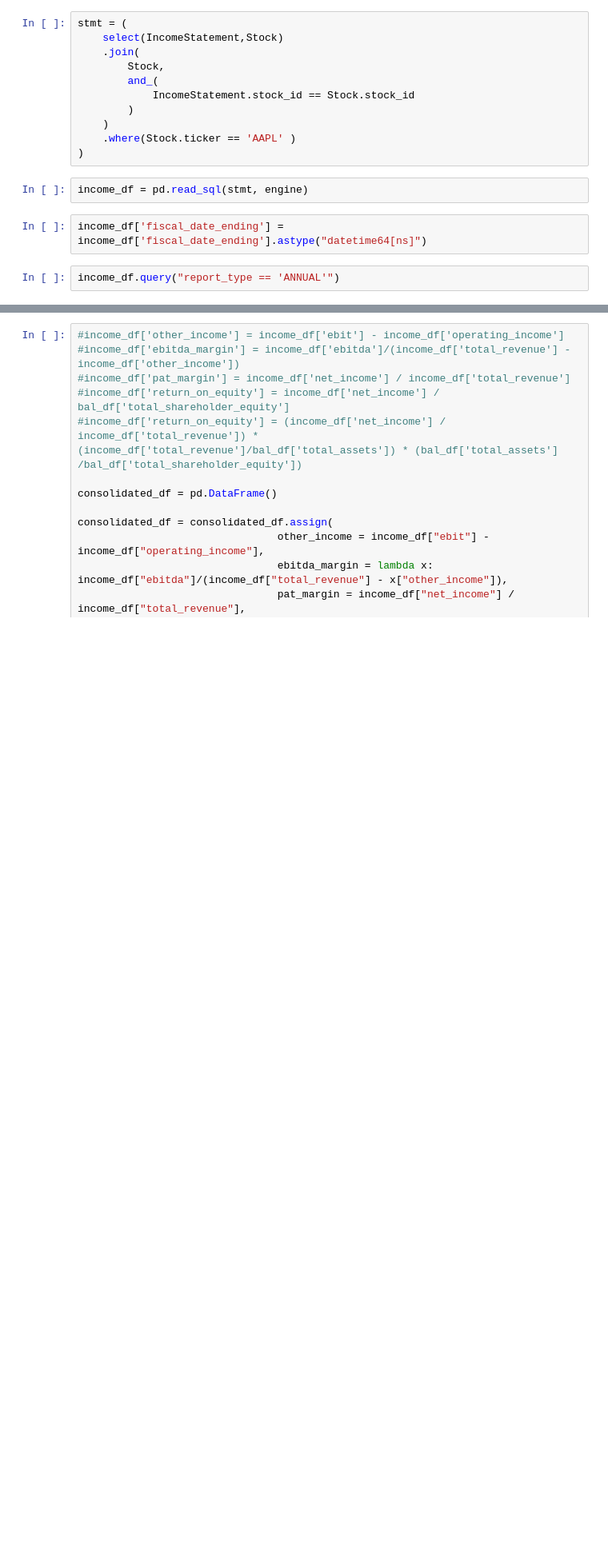
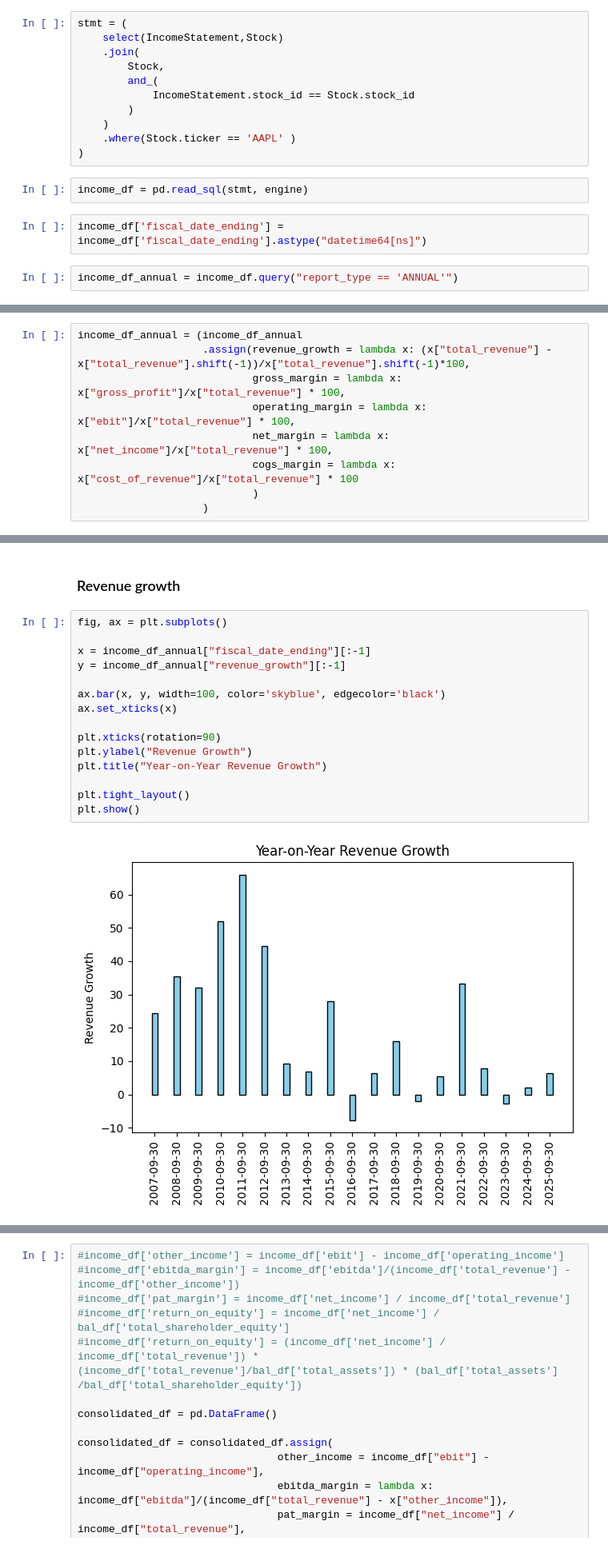
Before and after one commit to kumarbyes/project_stock_analysis, a Jupyter notebook: analaysis_using_pandas/exploratory_data_anaysis.ipynb, the cells around one changed output, grey strips where cells are left out. Shown at 80% size. Cells and saved outputs as stored; diff of their text form; blank space fills up the shorter version.

```diff
--- a/analaysis_using_pandas/exploratory_data_anaysis.ipynb
+++ b/analaysis_using_pandas/exploratory_data_anaysis.ipynb
@@ -160,4 +189,4 @@ income_df = pd.read_sql(stmt, engine)
 # %%
 income_df['fiscal_date_ending'] = income_df['fiscal_date_ending'].astype("datetime64[ns]")
 # %%
-income_df.query("report_type == 'ANNUAL'")
+income_df_annual = income_df.query("report_type == 'ANNUAL'")
@@ -181,0 +215,9 @@ income_df.query("report_type == 'ANNUAL'")
+# %%
+income_df_annual = (income_df_annual
+                    .assign(revenue_growth = lambda x: (x["total_revenue"] - x["total_revenue"].shift(-1))/x["total_revenue"].shift(-1)*100,
+                            gross_margin = lambda x: x["gross_profit"]/x["total_revenue"] * 100,
+                            operating_margin = lambda x: x["ebit"]/x["total_revenue"] * 100,
+                            net_margin = lambda x: x["net_income"]/x["total_revenue"] * 100,
+                            cogs_margin = lambda x: x["cost_of_revenue"]/x["total_revenue"] * 100
+                            )
+                    )
@@ -181,0 +244,19 @@ income_df.query("report_type == 'ANNUAL'")
+# %% [markdown]
+### Revenue growth
+# %%
+fig, ax = plt.subplots()
+
+x = income_df_annual["fiscal_date_ending"][:-1]
+y = income_df_annual["revenue_growth"][:-1]
+
+ax.bar(x, y, width=100, color='skyblue', edgecolor='black')
+ax.set_xticks(x)
+
+plt.xticks(rotation=90)
+plt.ylabel("Revenue Growth")
+plt.title("Year-on-Year Revenue Growth")
+
+plt.tight_layout()
+plt.show()
+# %% [output]
+[figure, added]
```
Also changed, not shown: parts of 19 cells of this notebook, 3 other files.
